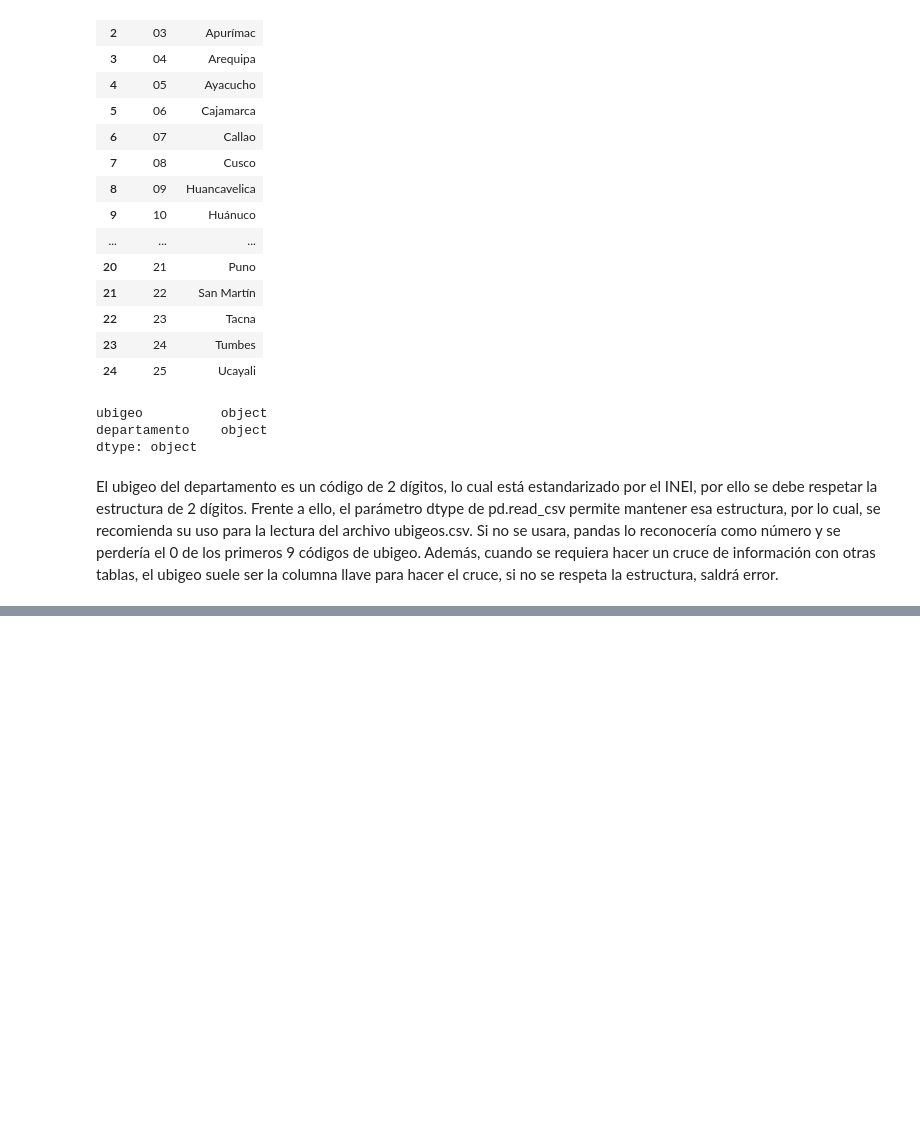
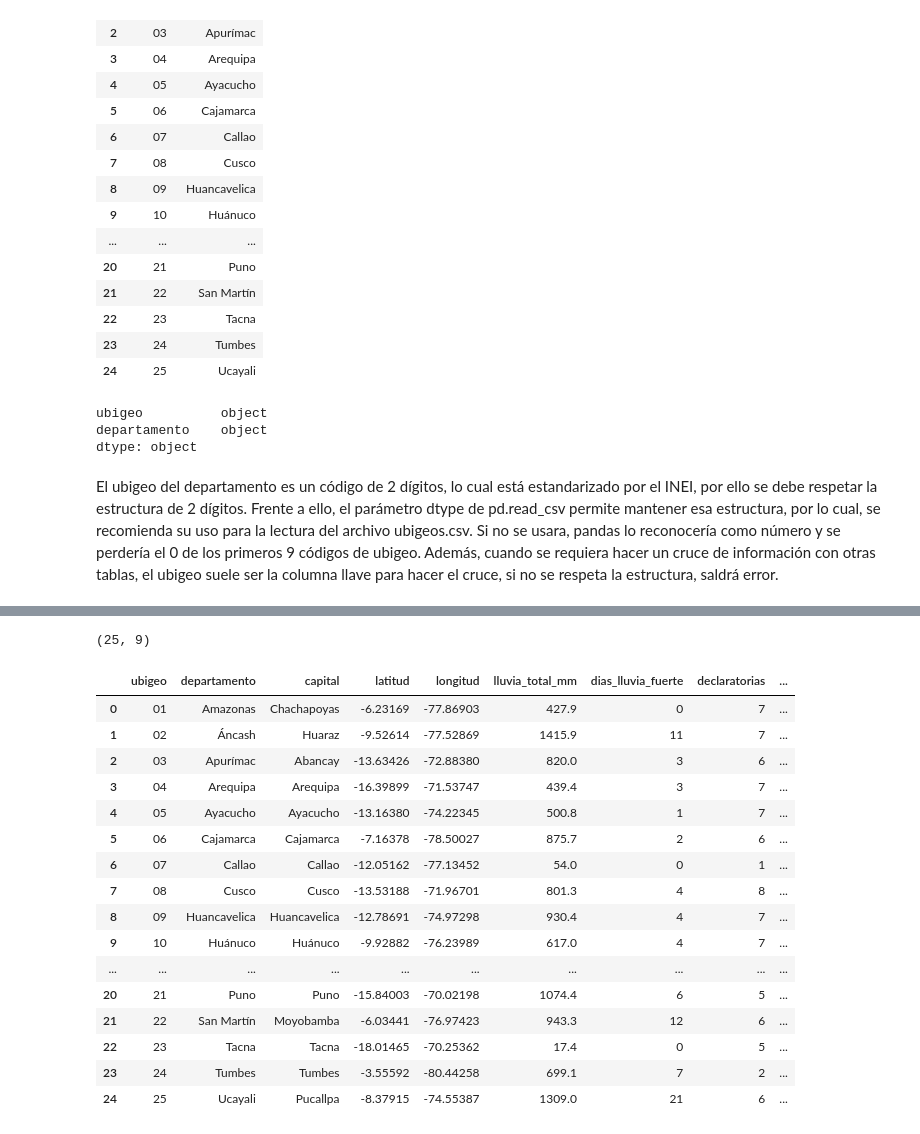
Before and after one commit to ximenapize/qlab_group12, a Jupyter notebook: assignment_2/cruce_analisis.ipynb, the cells around one changed output, grey strips where cells are left out. Cells and saved outputs as stored; diff of their text form; code cells hidden in the pictures; blank space fills up the shorter version.

```diff
--- a/assignment_2/cruce_analisis.ipynb
+++ b/assignment_2/cruce_analisis.ipynb
@@ -103,0 +80,20 @@ El ubigeo del departamento es un código de 2 dígitos, lo cual está estandariz
+# %%
+ubigeos_texto = ubigeos_con_dtype
+
+# Leemos las dos tablas que guardamos en las partes 1 y 2
+decretos = pd.read_csv("datos/decretos_por_departamento.csv")
+lluvias = pd.read_csv("datos/lluvias_por_departamento.csv")
+
+# Les agregamos el ubigeo cruzando por el nombre del departamento
+decretos = pd.merge(decretos, ubigeos_texto, on="departamento", how="left")
+lluvias = pd.merge(lluvias, ubigeos_texto, on="departamento", how="left")
+
+# Ponemos el ubigeo como primera columna para que sea más fácil de leer
+decretos = decretos[["ubigeo", "departamento", "declaratorias", "prorrogas"]]
+lluvias = lluvias[["ubigeo", "departamento", "capital", "latitud", "longitud",
+                   "lluvia_total_mm", "dias_lluvia_fuerte"]]
+
+print("decretos:", decretos.shape)
+print("lluvias:", lluvias.shape)
+
+decretos.head()
@@ -103,0 +151,33 @@ El ubigeo del departamento es un código de 2 dígitos, lo cual está estandariz
+# %%
+tabla_final = pd.merge(
+    lluvias,
+    decretos[["ubigeo", "declaratorias", "prorrogas"]],
+    on="ubigeo",
+    how="left",
+    validate="one_to_one",
+)
+
+# Ordenamos por ubigeo (el Callao, 07, venía al final en la tabla de lluvias)
+tabla_final = tabla_final.sort_values("ubigeo").reset_index(drop=True)
+
+print(tabla_final.shape)
+tabla_final
+# %% [output]
+(25, 9)
+|  | ubigeo | departamento | capital | latitud | longitud | lluvia_total_mm | dias_lluvia_fuerte | declaratorias | ... |
+| 0 | 01 | Amazonas | Chachapoyas | -6.23169 | -77.86903 | 427.9 | 0 | 7 | ... |
+| 1 | 02 | Áncash | Huaraz | -9.52614 | -77.52869 | 1415.9 | 11 | 7 | ... |
+| 2 | 03 | Apurímac | Abancay | -13.63426 | -72.88380 | 820.0 | 3 | 6 | ... |
+| 3 | 04 | Arequipa | Arequipa | -16.39899 | -71.53747 | 439.4 | 3 | 7 | ... |
+| 4 | 05 | Ayacucho | Ayacucho | -13.16380 | -74.22345 | 500.8 | 1 | 7 | ... |
+| 5 | 06 | Cajamarca | Cajamarca | -7.16378 | -78.50027 | 875.7 | 2 | 6 | ... |
+| 6 | 07 | Callao | Callao | -12.05162 | -77.13452 | 54.0 | 0 | 1 | ... |
+| 7 | 08 | Cusco | Cusco | -13.53188 | -71.96701 | 801.3 | 4 | 8 | ... |
+| 8 | 09 | Huancavelica | Huancavelica | -12.78691 | -74.97298 | 930.4 | 4 | 7 | ... |
+| 9 | 10 | Huánuco | Huánuco | -9.92882 | -76.23989 | 617.0 | 4 | 7 | ... |
+| ... | ... | ... | ... | ... | ... | ... | ... | ... | ... |
+| 20 | 21 | Puno | Puno | -15.84003 | -70.02198 | 1074.4 | 6 | 5 | ... |
+| 21 | 22 | San Martín | Moyobamba | -6.03441 | -76.97423 | 943.3 | 12 | 6 | ... |
+| 22 | 23 | Tacna | Tacna | -18.01465 | -70.25362 | 17.4 | 0 | 5 | ... |
+| 23 | 24 | Tumbes | Tumbes | -3.55592 | -80.44258 | 699.1 | 7 | 2 | ... |
+| 24 | 25 | Ucayali | Pucallpa | -8.37915 | -74.55387 | 1309.0 | 21 | 6 | ... |
```
Also changed, not shown: parts of 31 cells of this notebook, 1 other file.
